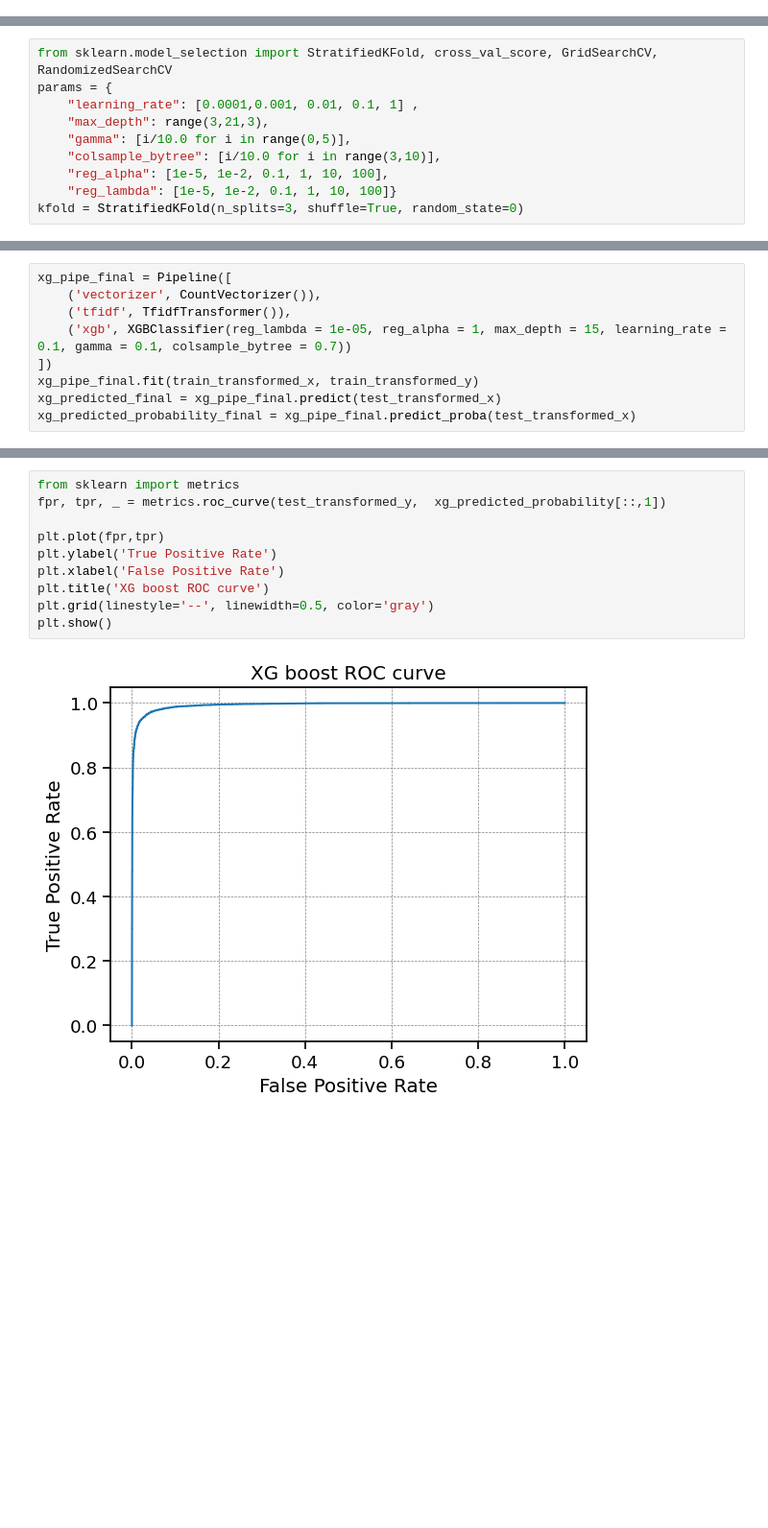
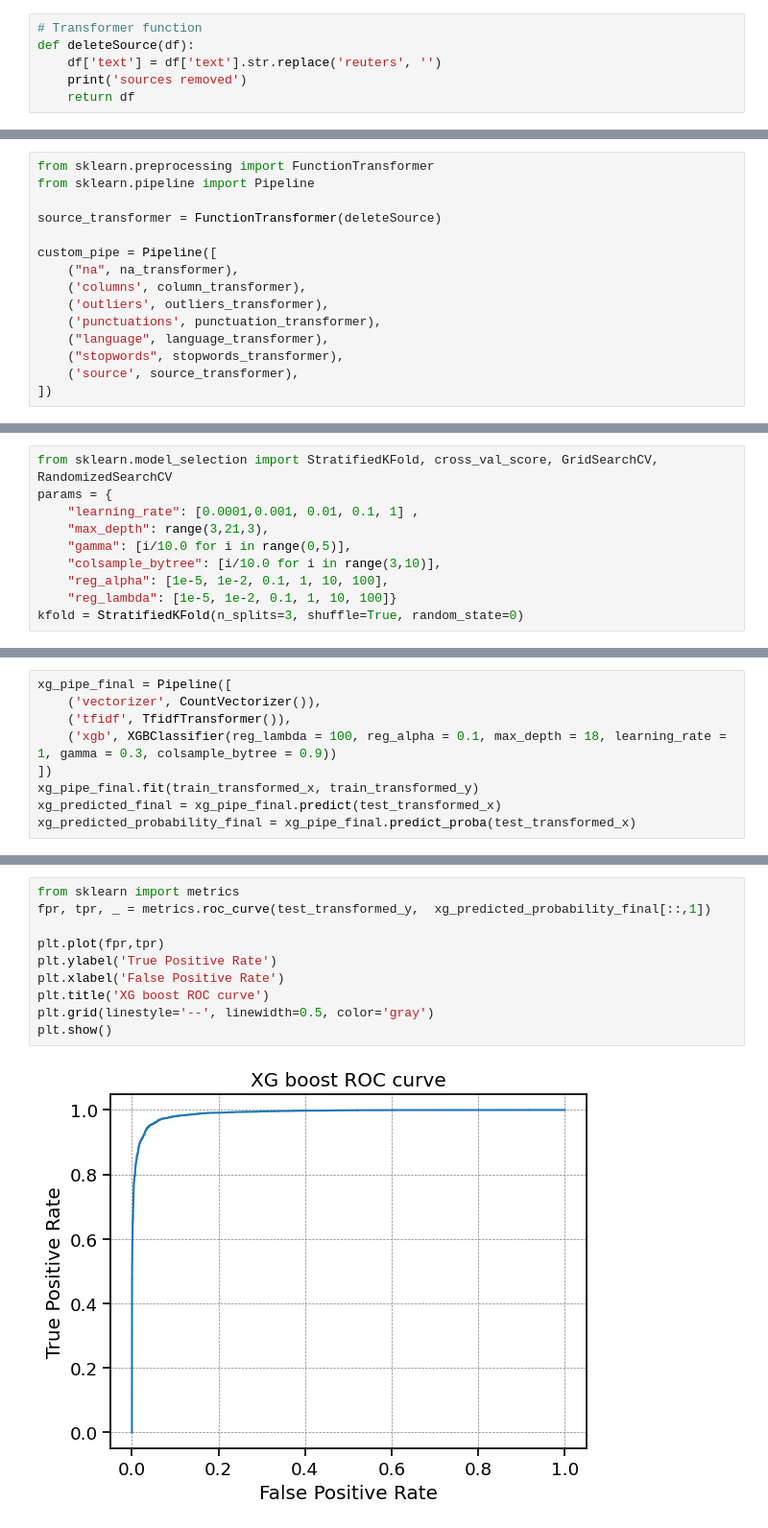
Before and after one commit to KarolinaMaczka/ItML, a Jupyter notebook: budowa_krok_3_2.ipynb, the cells around one changed output, grey strips where cells are left out. Shown at 96% size. Saved outputs shown, nothing was run; the diff lists cells and outputs as text; blank space fills up the shorter version.

```diff
--- a/budowa_krok_3_2.ipynb
+++ b/budowa_krok_3_2.ipynb
@@ -452,0 +552,6 @@ custom_pipe = Pipeline([
+# %%
+# Transformer function
+def deleteSource(df):
+    df['text'] = df['text'].str.replace('reuters', '')
+    print('sources removed')
+    return df
@@ -453,3 +560,18 @@ custom_pipe = Pipeline([
+# %%
+from sklearn.preprocessing import FunctionTransformer
+from sklearn.pipeline import Pipeline
+
+source_transformer = FunctionTransformer(deleteSource)
+
+custom_pipe = Pipeline([
+    ("na", na_transformer),
+    ('columns', column_transformer),
+    ('outliers', outliers_transformer),
+    ('punctuations', punctuation_transformer),
+    ("language", language_transformer),
+    ("stopwords", stopwords_transformer),
+    ('source', source_transformer),
+])
 # %%
 train = pd.read_csv('training_data.csv', index_col=False)
 # %%
@@ -874,7 +991,7 @@ Best: 0.961644 using {'reg_lambda': 100, 'reg_alpha': 0.1, 'max_depth': 18, 'lea
 xg_pipe_final = Pipeline([
     ('vectorizer', CountVectorizer()),
     ('tfidf', TfidfTransformer()),
-    ('xgb', XGBClassifier(reg_lambda = 1e-05, reg_alpha = 1, max_depth = 15, learning_rate = 0.1, gamma = 0.1, colsample_bytree = 0.7))
+    ('xgb', XGBClassifier(reg_lambda = 100, reg_alpha = 0.1, max_depth = 18, learning_rate = 1, gamma = 0.3, colsample_bytree = 0.9))
 ])
 xg_pipe_final.fit(train_transformed_x, train_transformed_y)
 xg_predicted_final = xg_pipe_final.predict(test_transformed_x)
@@ -893,12 +1010,12 @@ Final classifier is not necessarily better than the one default settings - its b
 # %%
 from sklearn import metrics
-fpr, tpr, _ = metrics.roc_curve(test_transformed_y,  xg_predicted_probability[::,1])
+fpr, tpr, _ = metrics.roc_curve(test_transformed_y,  xg_predicted_probability_final[::,1])
 
 plt.plot(fpr,tpr)
 plt.ylabel('True Positive Rate')
 plt.xlabel('False Positive Rate')
 plt.title('XG boost ROC curve')
 plt.grid(linestyle='--', linewidth=0.5, color='gray')
 plt.show()
 # %% [output]
-[figure, old version]
+[figure, new version]
```
Also changed, not shown: parts of 46 cells of this notebook.
